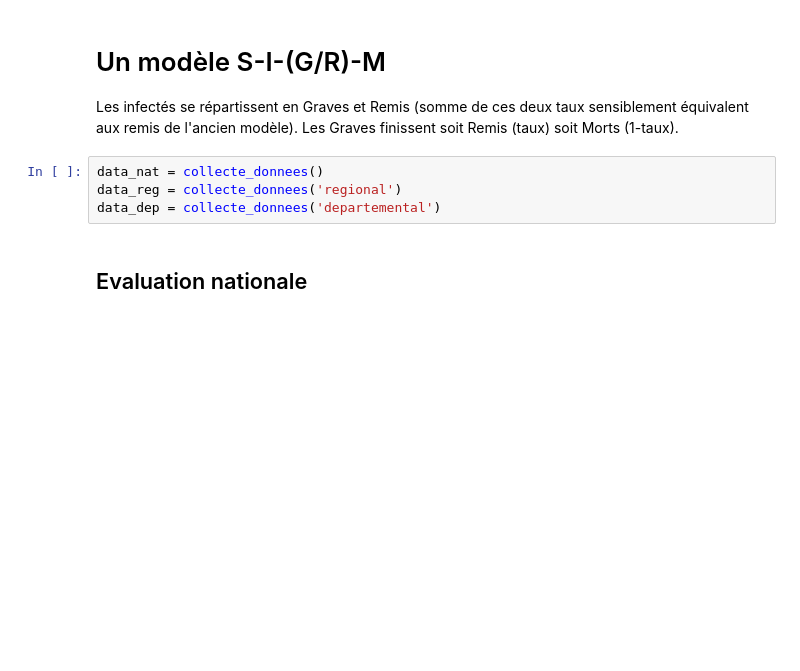
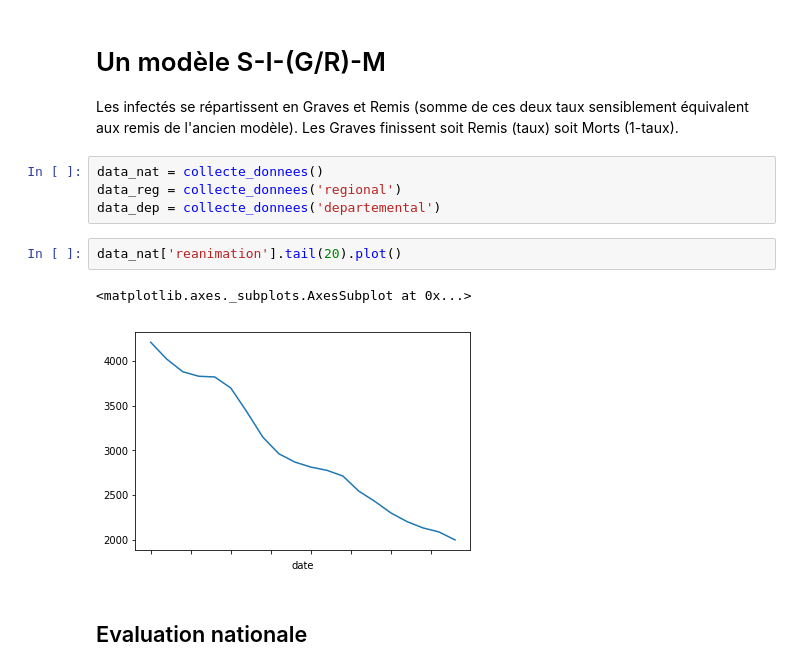
Before and after one commit to cristal-smac/covid, a Jupyter notebook: covid_simplifie.ipynb, the cells around one changed output. Cells and saved outputs as stored; diff of their text form; blank space fills up the shorter version.

```diff
--- a/covid_simplifie.ipynb
+++ b/covid_simplifie.ipynb
@@ -24,6 +24,11 @@ Les infectés se répartissent en Graves et Remis (somme de ces deux taux sensib
 data_nat = collecte_donnees()
 data_reg = collecte_donnees('regional')
 data_dep = collecte_donnees('departemental')
+# %%
+data_nat['reanimation'].tail(20).plot()
+# %% [output]
+<matplotlib.axes._subplots.AxesSubplot at 0x...>
+[figure, added]
 # %% [markdown]
 ## Evaluation nationale
 # %%
```
Also changed, not shown: parts of 31 cells of this notebook.
